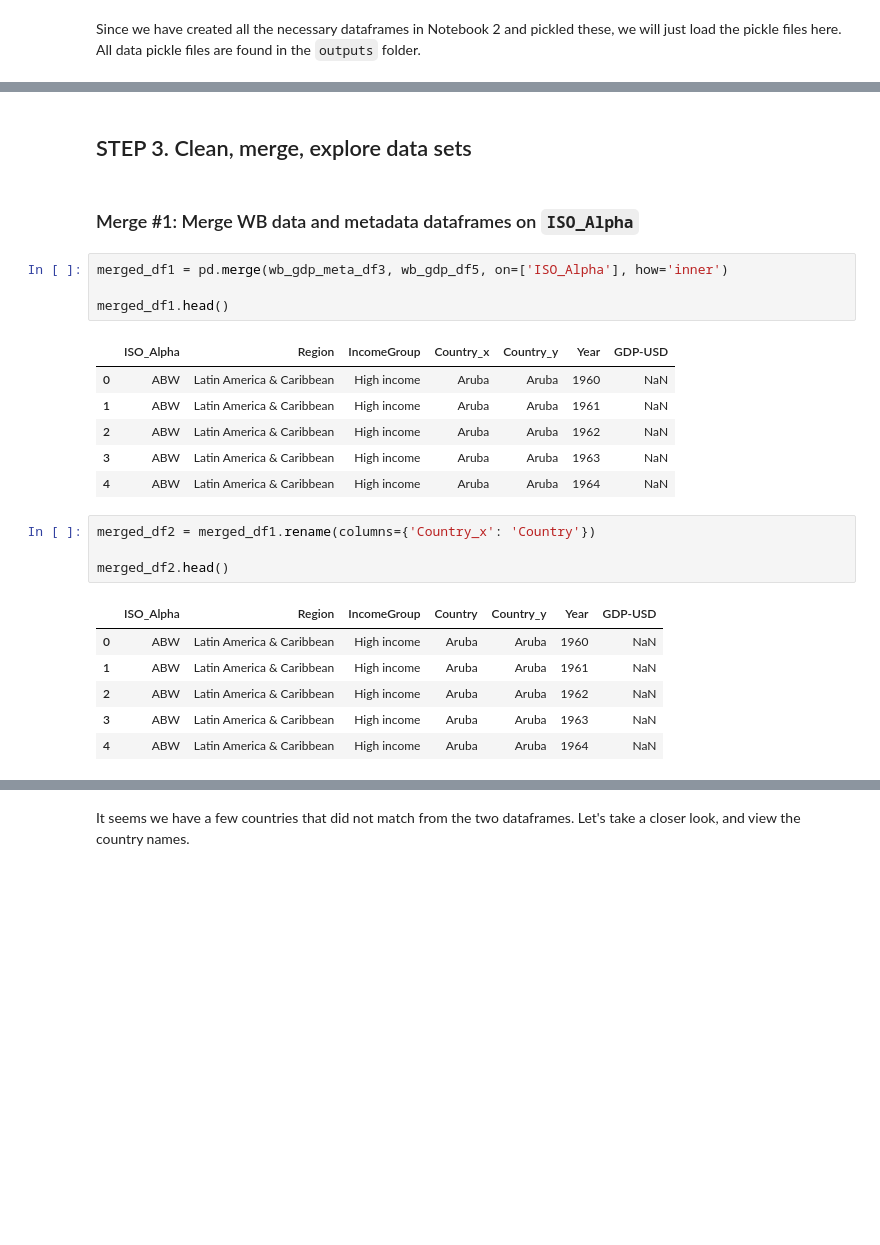
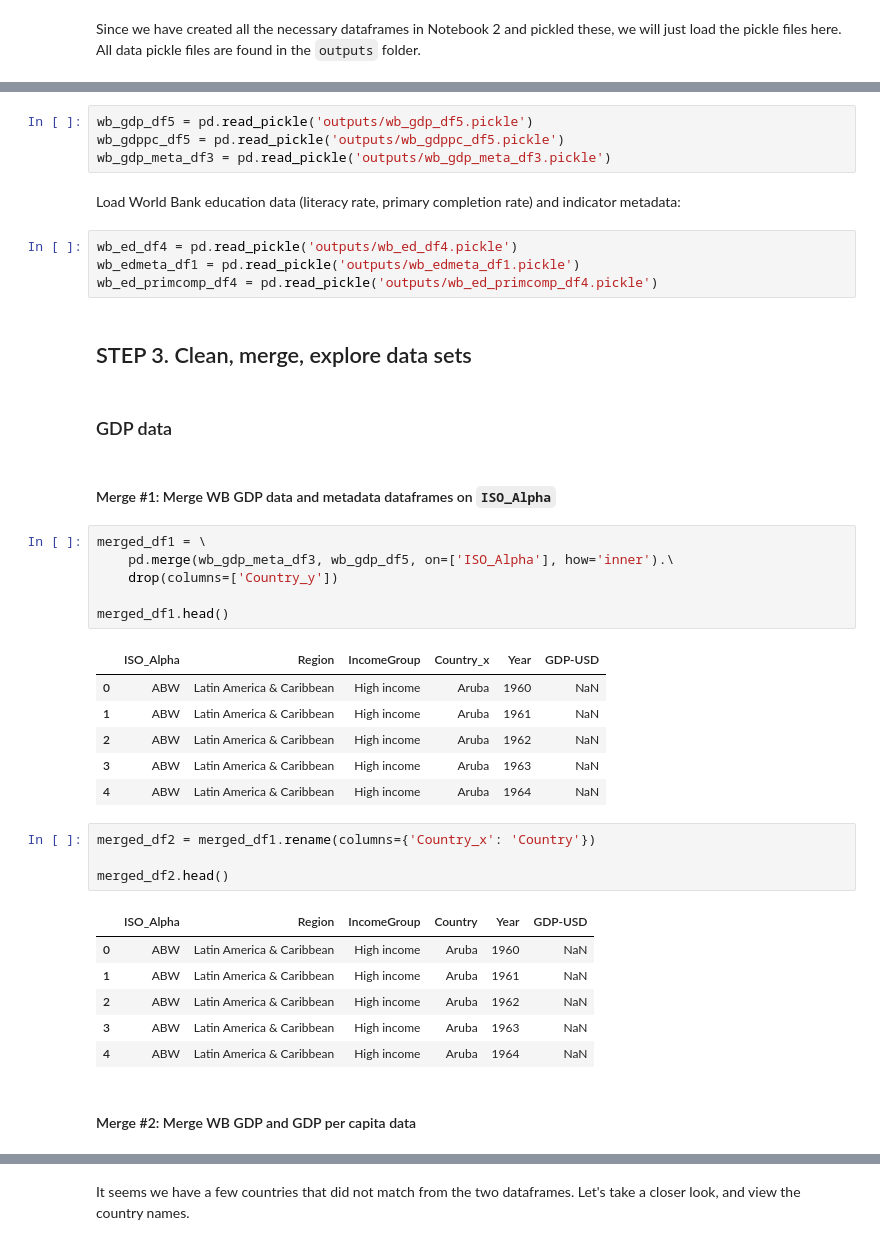
Before and after one commit to PHI-Case-Studies/2005-MDR-TB-Outbreak-Thailand, a Jupyter notebook: NB03-World-TB-Notebook-Part-2.ipynb, the cells around one changed output, grey strips where cells are left out. Saved outputs shown, nothing was run; the diff lists cells and outputs as text; blank space fills up the shorter version.

```diff
--- a/NB03-World-TB-Notebook-Part-2.ipynb
+++ b/NB03-World-TB-Notebook-Part-2.ipynb
@@ -69,26 +76,42 @@ wb_ed_df4 = pd.read_pickle('outputs/wb_ed_df4.pickle')
+# %%
+wb_gdp_df5 = pd.read_pickle('outputs/wb_gdp_df5.pickle')
+wb_gdppc_df5 = pd.read_pickle('outputs/wb_gdppc_df5.pickle')
+wb_gdp_meta_df3 = pd.read_pickle('outputs/wb_gdp_meta_df3.pickle')
+# %% [markdown]
+Load World Bank education data (literacy rate, primary completion rate) and indicator metadata:
+# %%
+wb_ed_df4 = pd.read_pickle('outputs/wb_ed_df4.pickle')
+wb_edmeta_df1 = pd.read_pickle('outputs/wb_edmeta_df1.pickle')
+wb_ed_primcomp_df4 = pd.read_pickle('outputs/wb_ed_primcomp_df4.pickle')
 # %% [markdown]
 ## STEP 3. Clean, merge, explore data sets
+# %% [markdown]
+### GDP data
 # %% [markdown]
-### Merge #1: Merge WB data and metadata dataframes on `ISO_Alpha`
+#### Merge #1: Merge WB GDP data and metadata dataframes on `ISO_Alpha`
 # %%
-merged_df1 = pd.merge(wb_gdp_meta_df3, wb_gdp_df5, on=['ISO_Alpha'], how='inner')
+merged_df1 = \
+    pd.merge(wb_gdp_meta_df3, wb_gdp_df5, on=['ISO_Alpha'], how='inner').\
+    drop(columns=['Country_y'])
 
 merged_df1.head()
 # %% [output]
-|  | ISO_Alpha | Region | IncomeGroup | Country_x | Country_y | Year | GDP-USD |
-| 0 | ABW | Latin America & Caribbean | High income | Aruba | Aruba | 1960 | NaN |
-| 1 | ABW | Latin America & Caribbean | High income | Aruba | Aruba | 1961 | NaN |
-| 2 | ABW | Latin America & Caribbean | High income | Aruba | Aruba | 1962 | NaN |
-| 3 | ABW | Latin America & Caribbean | High income | Aruba | Aruba | 1963 | NaN |
-| 4 | ABW | Latin America & Caribbean | High income | Aruba | Aruba | 1964 | NaN |
+|  | ISO_Alpha | Region | IncomeGroup | Country_x | Year | GDP-USD |
+| 0 | ABW | Latin America & Caribbean | High income | Aruba | 1960 | NaN |
+| 1 | ABW | Latin America & Caribbean | High income | Aruba | 1961 | NaN |
+| 2 | ABW | Latin America & Caribbean | High income | Aruba | 1962 | NaN |
+| 3 | ABW | Latin America & Caribbean | High income | Aruba | 1963 | NaN |
+| 4 | ABW | Latin America & Caribbean | High income | Aruba | 1964 | NaN |
 # %%
 merged_df2 = merged_df1.rename(columns={'Country_x': 'Country'})
 
 merged_df2.head()
 # %% [output]
-|  | ISO_Alpha | Region | IncomeGroup | Country | Country_y | Year | GDP-USD |
-| 0 | ABW | Latin America & Caribbean | High income | Aruba | Aruba | 1960 | NaN |
-| 1 | ABW | Latin America & Caribbean | High income | Aruba | Aruba | 1961 | NaN |
-| 2 | ABW | Latin America & Caribbean | High income | Aruba | Aruba | 1962 | NaN |
-| 3 | ABW | Latin America & Caribbean | High income | Aruba | Aruba | 1963 | NaN |
-| 4 | ABW | Latin America & Caribbean | High income | Aruba | Aruba | 1964 | NaN |
+|  | ISO_Alpha | Region | IncomeGroup | Country | Year | GDP-USD |
+| 0 | ABW | Latin America & Caribbean | High income | Aruba | 1960 | NaN |
+| 1 | ABW | Latin America & Caribbean | High income | Aruba | 1961 | NaN |
+| 2 | ABW | Latin America & Caribbean | High income | Aruba | 1962 | NaN |
+| 3 | ABW | Latin America & Caribbean | High income | Aruba | 1963 | NaN |
+| 4 | ABW | Latin America & Caribbean | High income | Aruba | 1964 | NaN |
+# %% [markdown]
+#### Merge #2: Merge WB GDP and GDP per capita data
```
Also changed, not shown: parts of 23 cells of this notebook, 9 other files.
